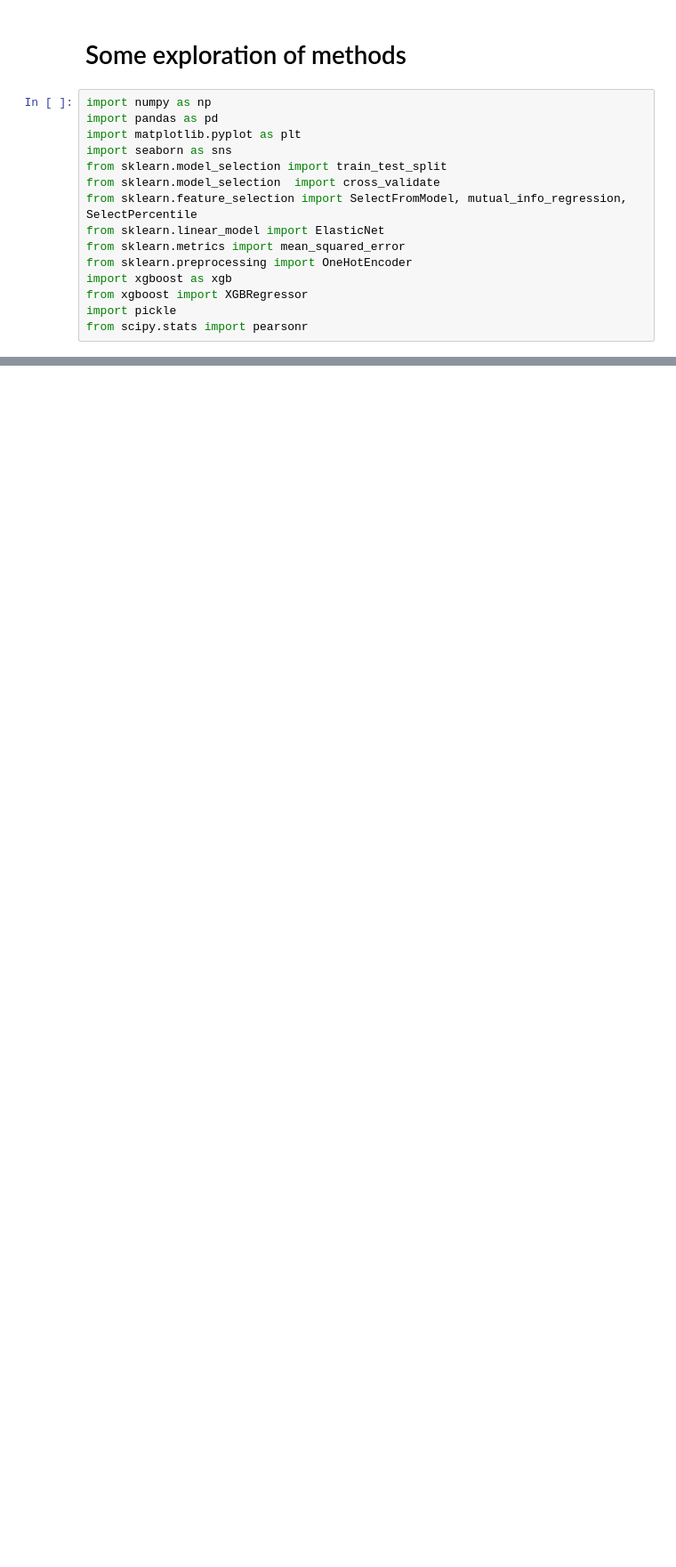
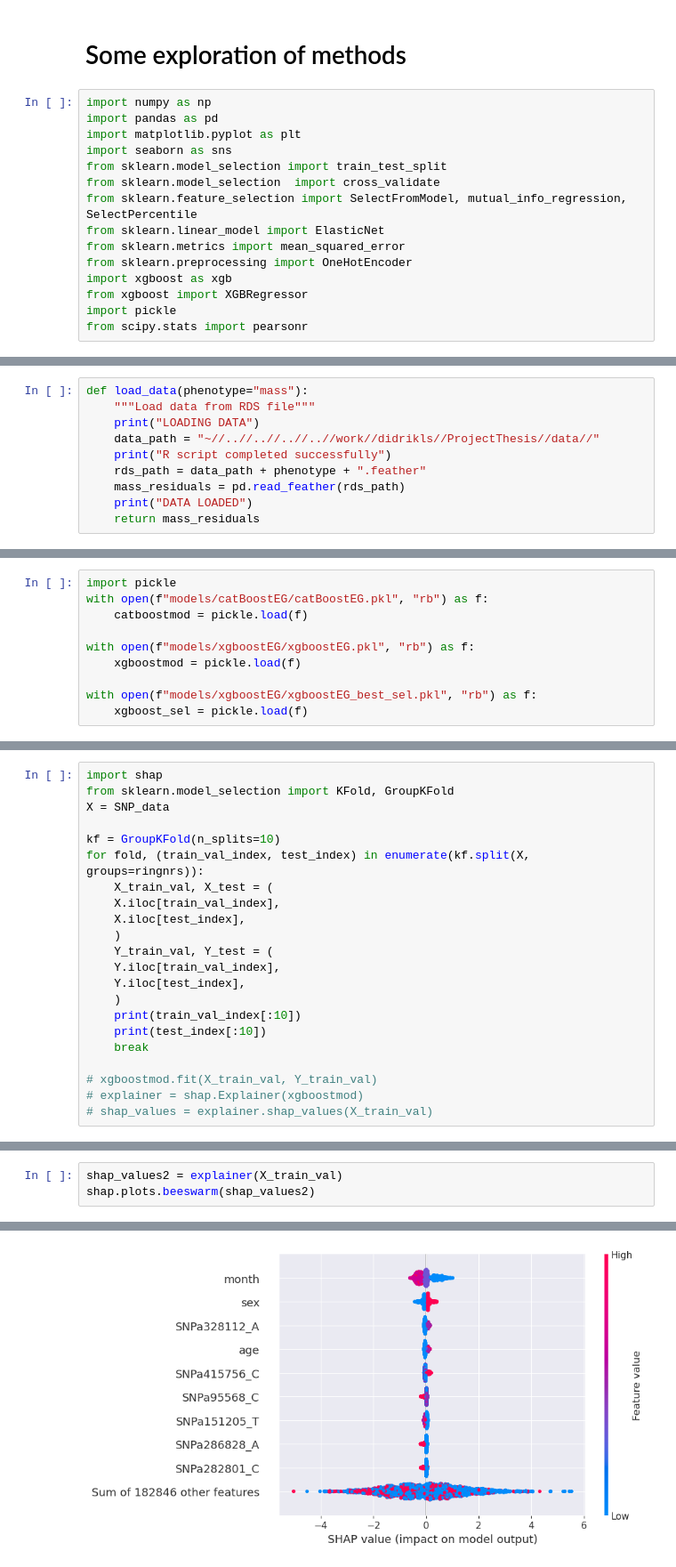
Before and after one commit to didrik1812/ProjectThesis, a Jupyter notebook: code/exploration.ipynb, the cells around one changed output, grey strips where cells are left out. Shown at 89% size. Cells and saved outputs as stored; diff of their text form; blank space fills up the shorter version.

```diff
--- a/code/exploration.ipynb
+++ b/code/exploration.ipynb
@@ -211,0 +18,10 @@ plot_df.to_pickle("results/plot_df.pkl")
+# %%
+def load_data(phenotype="mass"):
+    """Load data from RDS file"""
+    print("LOADING DATA")
+    data_path = "~//..//..//..//..//work//didrikls//ProjectThesis//data//"
+    print("R script completed successfully")
+    rds_path = data_path + phenotype + ".feather"
+    mass_residuals = pd.read_feather(rds_path)
+    print("DATA LOADED")
+    return mass_residuals
@@ -242,0 +158,10 @@ xgb.__version__
+# %%
+import pickle
+with open(f"models/catBoostEG/catBoostEG.pkl", "rb") as f:
+    catboostmod = pickle.load(f)
+
+with open(f"models/xgboostEG/xgboostEG.pkl", "rb") as f:
+    xgboostmod = pickle.load(f)
+
+with open(f"models/xgboostEG/xgboostEG_best_sel.pkl", "rb") as f:
+    xgboost_sel = pickle.load(f)
@@ -242,0 +212,22 @@ xgb.__version__
+# %%
+import shap
+from sklearn.model_selection import KFold, GroupKFold
+X = SNP_data
+
+kf = GroupKFold(n_splits=10)
+for fold, (train_val_index, test_index) in enumerate(kf.split(X, groups=ringnrs)):
+    X_train_val, X_test = (
+    X.iloc[train_val_index],
+    X.iloc[test_index],
+    )
+    Y_train_val, Y_test = (
+    Y.iloc[train_val_index],
+    Y.iloc[test_index],
+    )
+    print(train_val_index[:10])
+    print(test_index[:10])
+    break
+
+# xgboostmod.fit(X_train_val, Y_train_val)
+# explainer = shap.Explainer(xgboostmod)
+# shap_values = explainer.shap_values(X_train_val)
@@ -242,0 +237,4 @@ xgb.__version__
+# %%
+shap_values2 = explainer(X_train_val)
+shap.plots.beeswarm(shap_values2)
+# %% [output]
@@ -242,0 +242 @@ xgb.__version__
+[figure, added]
```
Also changed, not shown: parts of 28 cells of this notebook, 11 other files.
